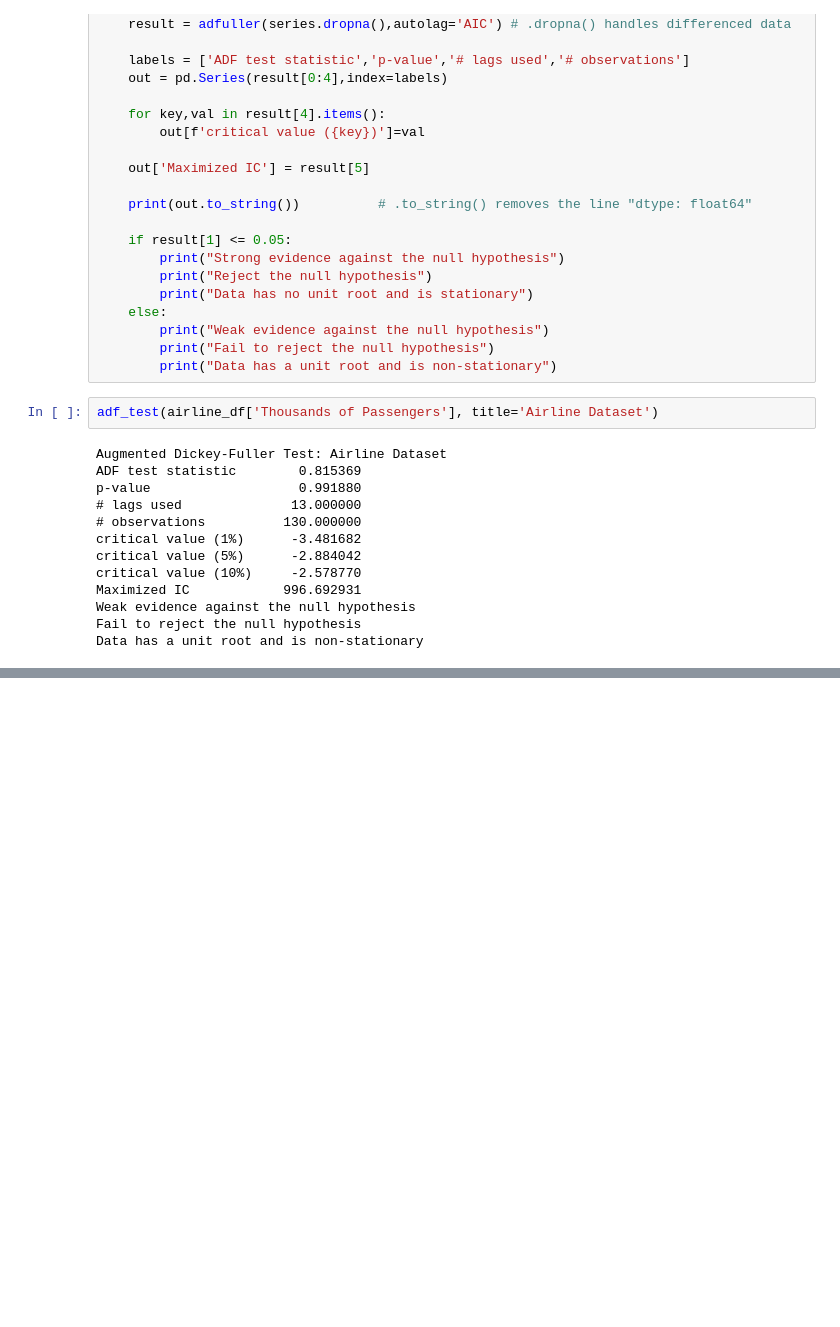
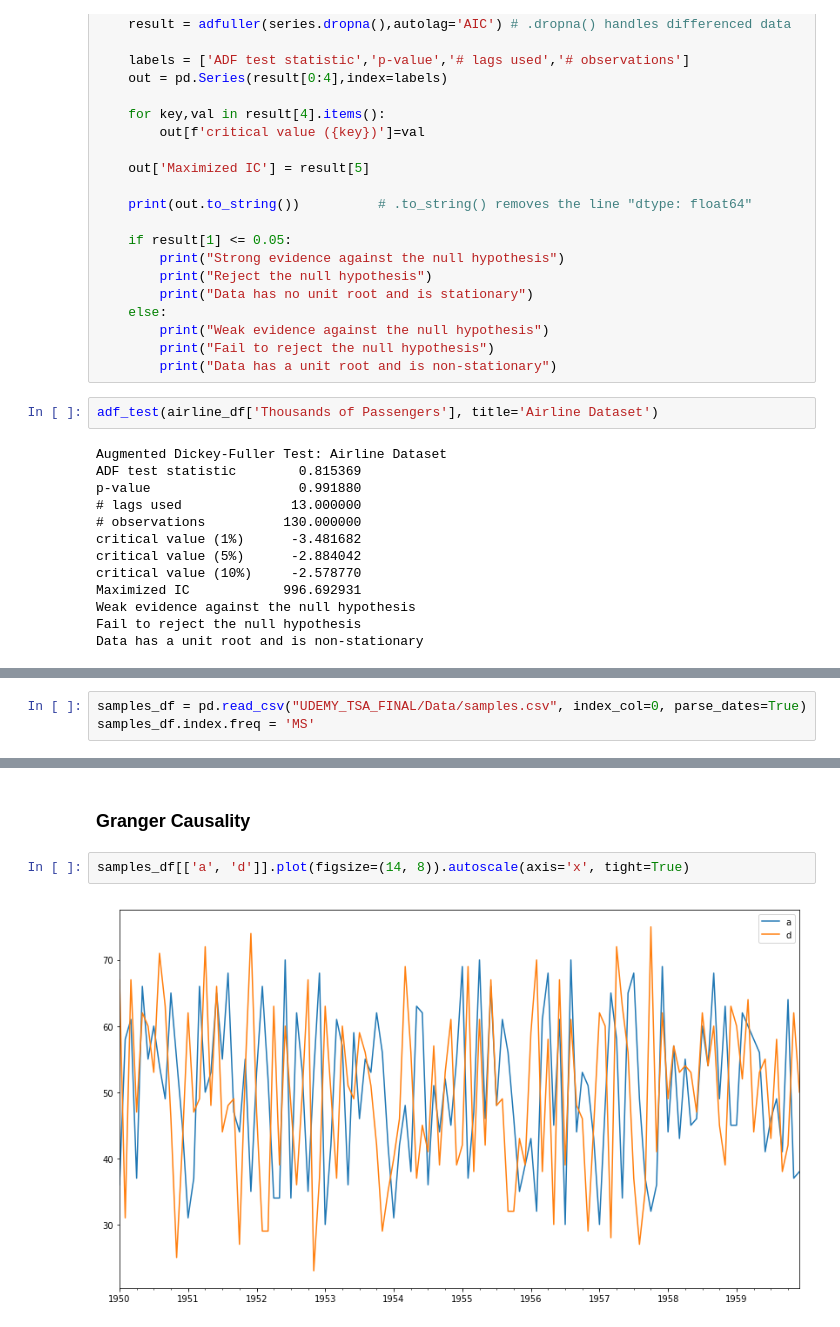
Before and after one commit to saifulrijal-ds/time-series-analysis-python, a Jupyter notebook: study-notes_general-forecasting-model_pt4.ipynb, the cells around one changed output, grey strips where cells are left out. Drawn from its saved outputs; the diff is of its cells as text; blank space fills up the shorter version.

```diff
--- a/study-notes_general-forecasting-model_pt4.ipynb
+++ b/study-notes_general-forecasting-model_pt4.ipynb
@@ -130,0 +149,3 @@ Data has a unit root and is non-stationary
+# %%
+samples_df = pd.read_csv("UDEMY_TSA_FINAL/Data/samples.csv", index_col=0, parse_dates=True)
+samples_df.index.freq = 'MS'
@@ -130,0 +173,6 @@ Data has a unit root and is non-stationary
+# %% [markdown]
+### Granger Causality
+# %%
+samples_df[['a', 'd']].plot(figsize=(14, 8)).autoscale(axis='x', tight=True)
+# %% [output]
+[figure, added]
```
Also changed, not shown: parts of 23 cells of this notebook, 1 other file.
